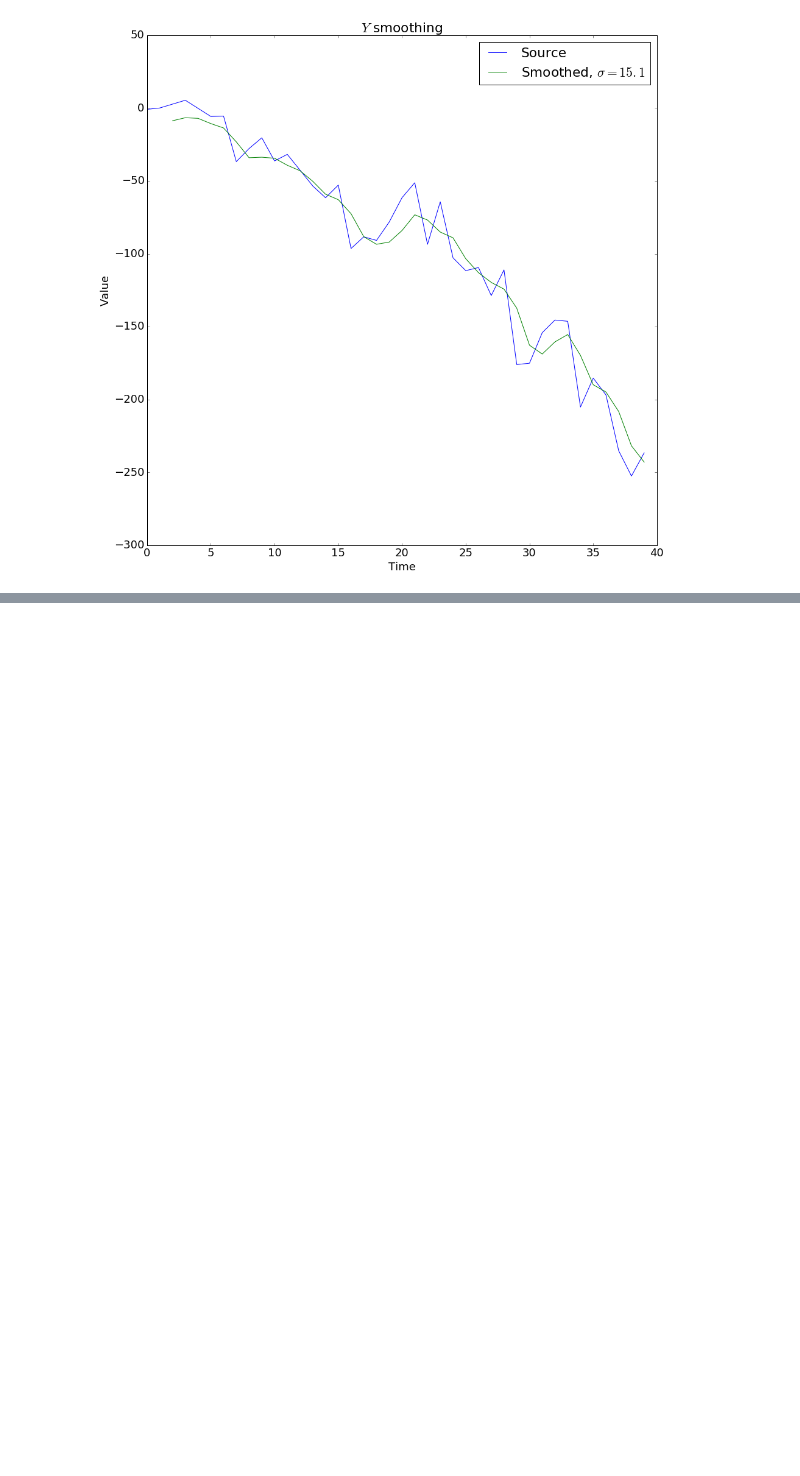
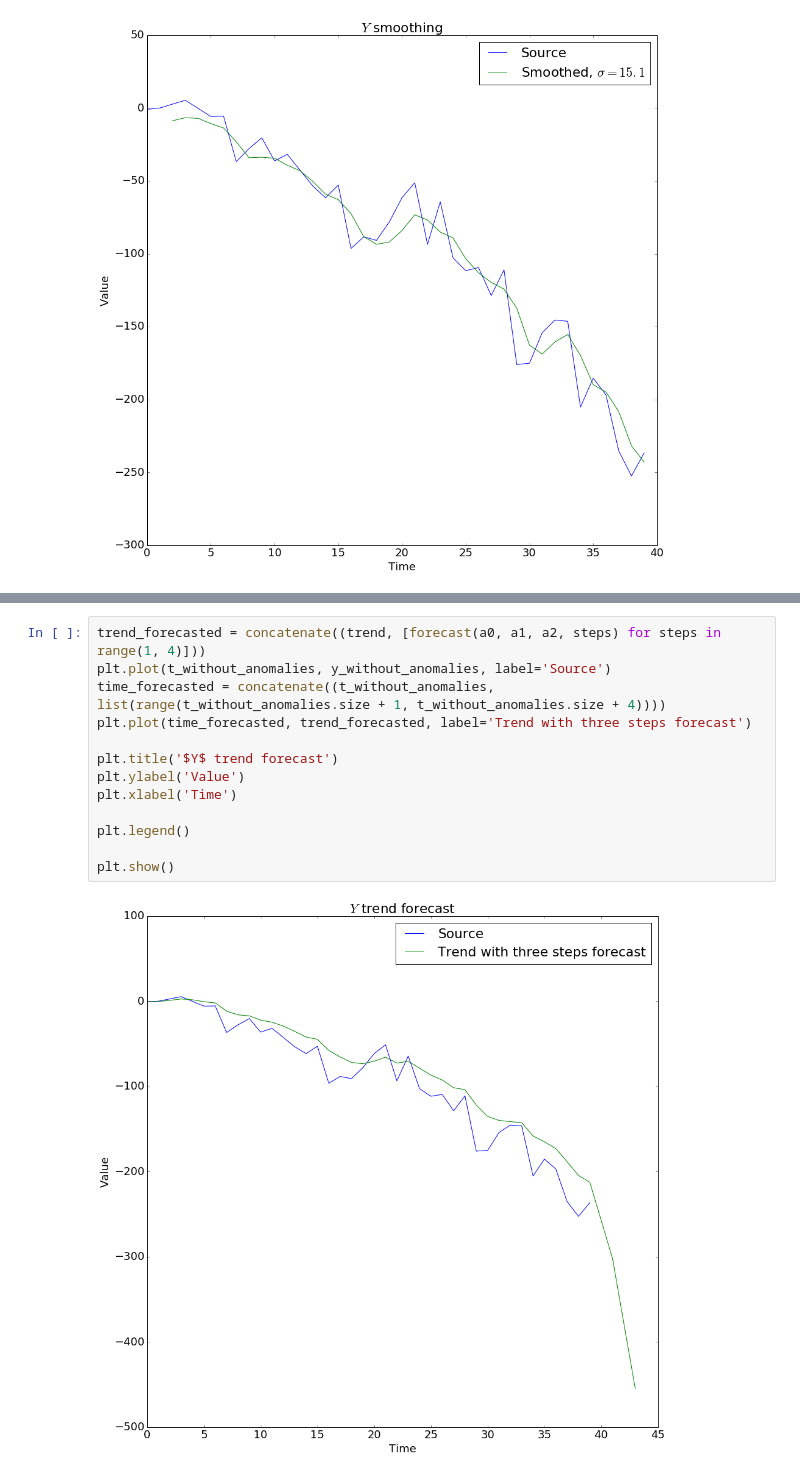
Before and after one commit to definability/statistical-analysis, a Jupyter notebook: course/Notebook/Coursework.ipynb, the cells around one changed output, grey strips where cells are left out. Saved outputs shown, nothing was run; the diff lists cells and outputs as text; blank space fills up the shorter version.

```diff
--- a/course/Notebook/Coursework.ipynb
+++ b/course/Notebook/Coursework.ipynb
@@ -324,0 +403,15 @@ plt.show()
+# %%
+trend_forecasted = concatenate((trend, [forecast(a0, a1, a2, steps) for steps in range(1, 4)]))
+plt.plot(t_without_anomalies, y_without_anomalies, label='Source')
+time_forecasted = concatenate((t_without_anomalies, list(range(t_without_anomalies.size + 1, t_without_anomalies.size + 4))))
+plt.plot(time_forecasted, trend_forecasted, label='Trend with three steps forecast')
+
+plt.title('$Y$ trend forecast')
+plt.ylabel('Value')
+plt.xlabel('Time')
+
+plt.legend()
+
+plt.show()
+# %% [output]
+[figure, added]
```
Also changed, not shown: parts of 10 cells of this notebook.
